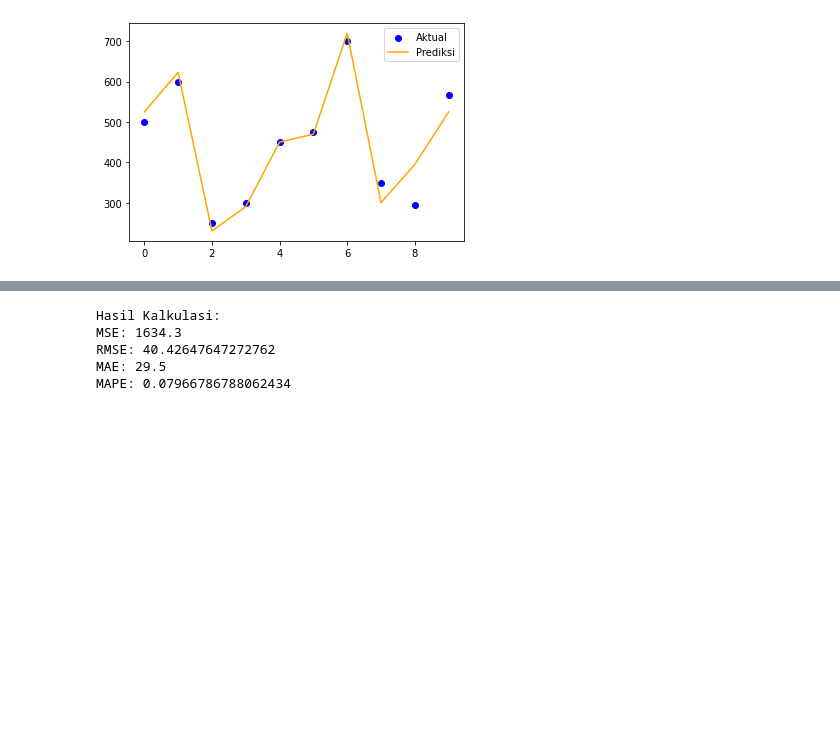
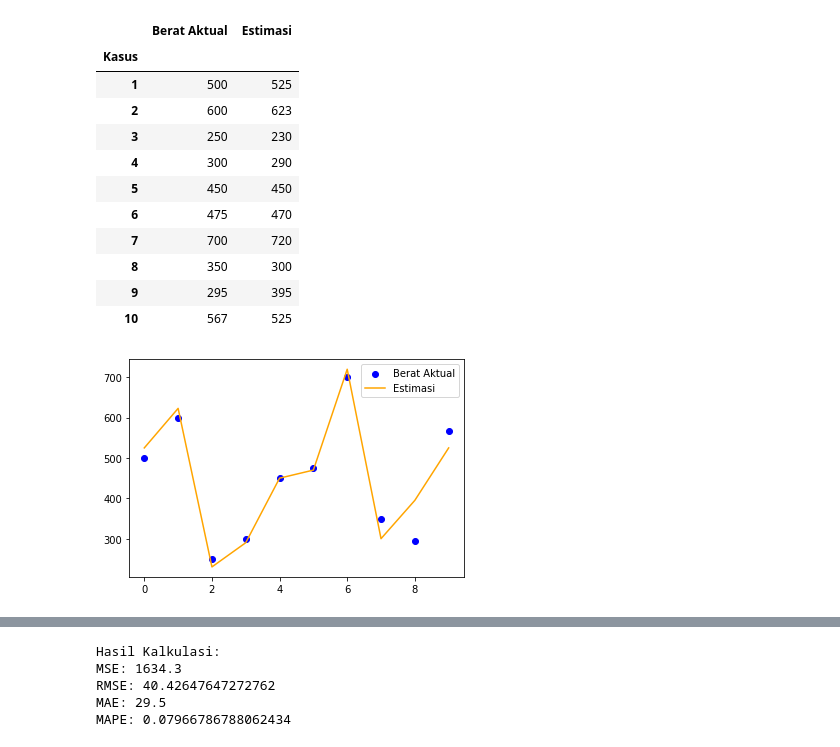
Before and after one commit to novay/amikom, a Jupyter notebook: ds_rk2_kasus_3.ipynb, the cells around one changed output, grey strips where cells are left out. Saved outputs shown, nothing was run; the diff lists cells and outputs as text; code cells hidden in the pictures; blank space fills up the shorter version.

```diff
--- a/ds_rk2_kasus_3.ipynb
+++ b/ds_rk2_kasus_3.ipynb
@@ -30,9 +31,27 @@ y = np.array([
 ])
 x = list(range(len(y)))
 
-plt.scatter(x, y, color="blue", label="Aktual")
-plt.plot(x, ŷ, color="orange", label="Prediksi")
-plt.legend()
-plt.show()
+df = pd.DataFrame({'Berat Aktual':y, 'Estimasi':ŷ})
+df.index.name = 'Kasus'
+df.index = df.index + 1
+display(df)
 # %% [output]
-[figure, removed]
+|  | Berat Aktual | Estimasi |
+| Kasus |  |  |
+| 1 | 500 | 525 |
+| 2 | 600 | 623 |
+| 3 | 250 | 230 |
+| 4 | 300 | 290 |
+| 5 | 450 | 450 |
+| 6 | 475 | 470 |
+| 7 | 700 | 720 |
+| 8 | 350 | 300 |
+| 9 | 295 | 395 |
+| 10 | 567 | 525 |
+# %%
+plt.scatter(x, y, color="blue", label="Berat Aktual")
+plt.plot(x, ŷ, color="orange", label="Estimasi")
+plt.legend()
+plt.show()
+# %% [output]
+[figure, added]
```
Also changed, not shown: parts of 3 cells of this notebook.
